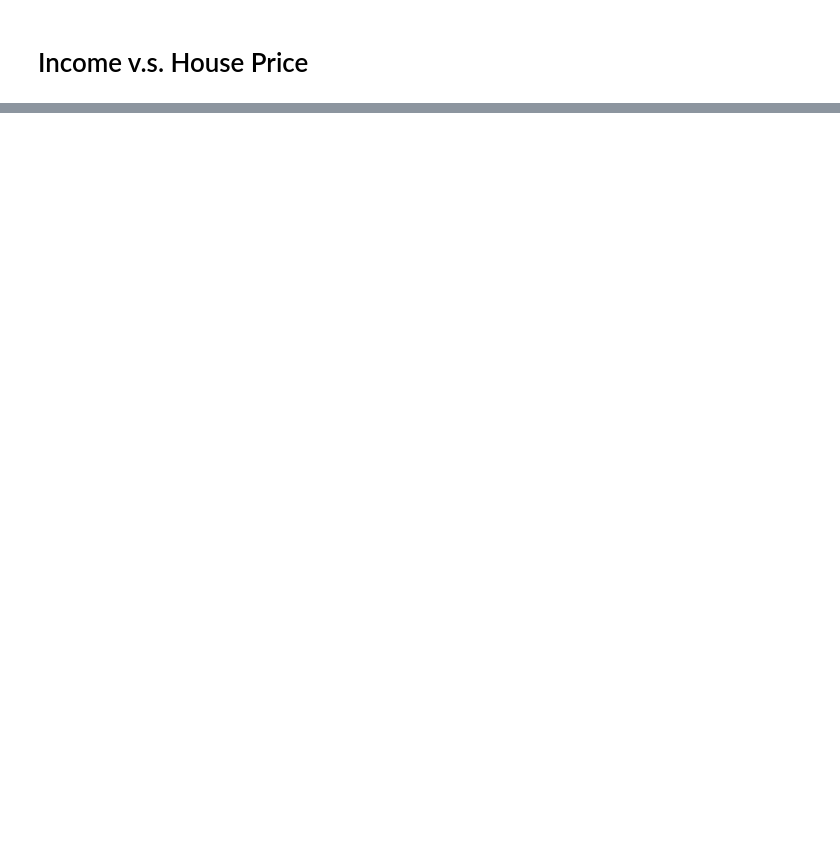
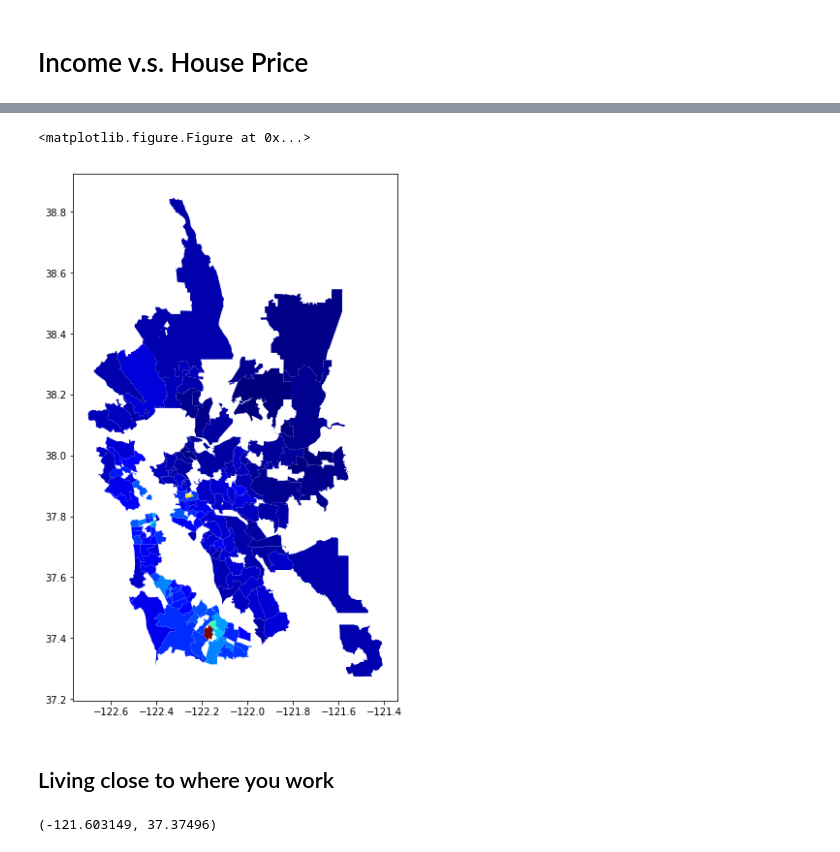
Before and after one commit to heronyang/house-price-vs-income, a Jupyter notebook: Income v.s. House Price.ipynb, the cells around one changed output, grey strips where cells are left out. Saved outputs shown, nothing was run; the diff lists cells and outputs as text; code cells hidden in the pictures; blank space fills up the shorter version.

```diff
--- a/Income v.s. House Price.ipynb
+++ b/Income v.s. House Price.ipynb
@@ -346,2 +338,9 @@ plot_shape_price(filtered_shape_records, normalized_df)
 # %% [markdown]
 # Income v.s. House Price
+# %%
+# Merge house price and income table
+income_vs_houseprice = pd.merge(zipcode2income_df, most_recent_houseprice,
+                                how="inner",left_index=True, right_index=True)
+income_vs_houseprice["years_needed"] = income_vs_houseprice["price"] / income_vs_houseprice["income"]
+income_vs_houseprice = income_vs_houseprice.sort_values("years_needed")
+income_vs_houseprice.head()
@@ -347,0 +360,3 @@ plot_shape_price(filtered_shape_records, normalized_df)
+# %%
+normalized_df = get_normalized_df(income_vs_houseprice)
+normalized_df.head()
@@ -347,0 +370,7 @@ plot_shape_price(filtered_shape_records, normalized_df)
+# %%
+plot_shapes(filtered_shape_records, normalized_df, "years_needed")
+# %% [output]
+<matplotlib.figure.Figure at 0x...>
+[figure, added]
+# %% [markdown]
+## Living close to where you work
@@ -347,0 +385,4 @@ plot_shape_price(filtered_shape_records, normalized_df)
+# %%
+print(get_shape_center(filtered_shape_records[0].shape))
+# %% [output]
+(-121.603149, 37.37496)
```
Also changed, not shown: parts of 32 cells of this notebook, 1 other file.
